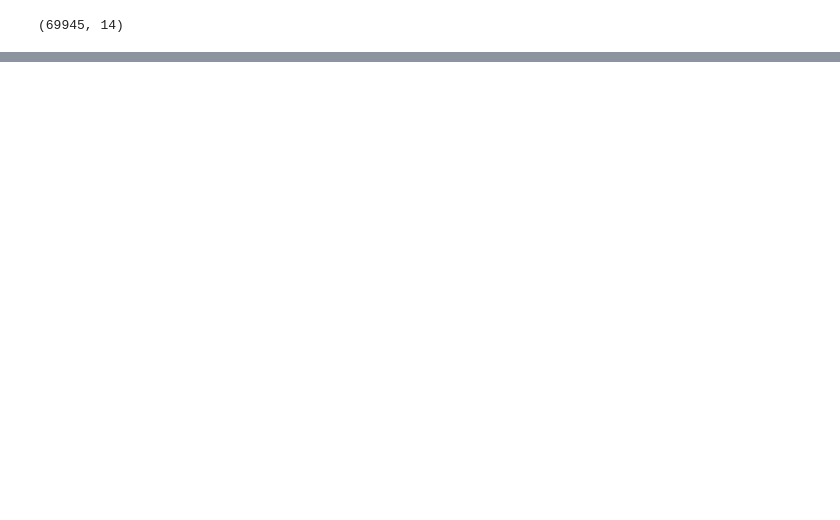
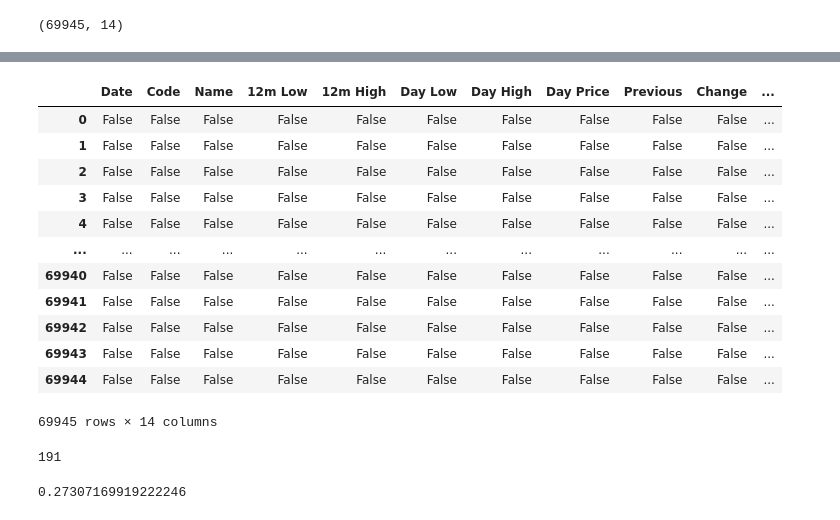
Before and after one commit to lorenaterah/NSE_Stock_Market_Segmentation, a Jupyter notebook: Notebooks/Edgar.ipynb, the cells around one changed output, grey strips where cells are left out. Cells and saved outputs as stored; diff of their text form; code cells hidden in the pictures; blank space fills up the shorter version.

```diff
--- a/Notebooks/Edgar.ipynb
+++ b/Notebooks/Edgar.ipynb
@@ -313,0 +364,25 @@ all_stocks.shape
+# %%
+all_stocks.isna()
+# %% [output]
+|  | Date | Code | Name | 12m Low | 12m High | Day Low | Day High | Day Price | Previous | Change | ... |
+| 0 | False | False | False | False | False | False | False | False | False | False | ... |
+| 1 | False | False | False | False | False | False | False | False | False | False | ... |
+| 2 | False | False | False | False | False | False | False | False | False | False | ... |
+| 3 | False | False | False | False | False | False | False | False | False | False | ... |
+| 4 | False | False | False | False | False | False | False | False | False | False | ... |
+| ... | ... | ... | ... | ... | ... | ... | ... | ... | ... | ... | ... |
+| 69940 | False | False | False | False | False | False | False | False | False | False | ... |
+| 69941 | False | False | False | False | False | False | False | False | False | False | ... |
+| 69942 | False | False | False | False | False | False | False | False | False | False | ... |
+| 69943 | False | False | False | False | False | False | False | False | False | False | ... |
+| 69944 | False | False | False | False | False | False | False | False | False | False | ... |
+69945 rows × 14 columns
+# %%
+all_stocks['Sector'].isna().sum()
+# %% [output]
+191
+# %%
+#check percentage
+all_stocks['Sector'].isna().mean() * 100
+# %% [output]
+0.27307169919222246
```
Also changed, not shown: parts of 13 cells of this notebook.
